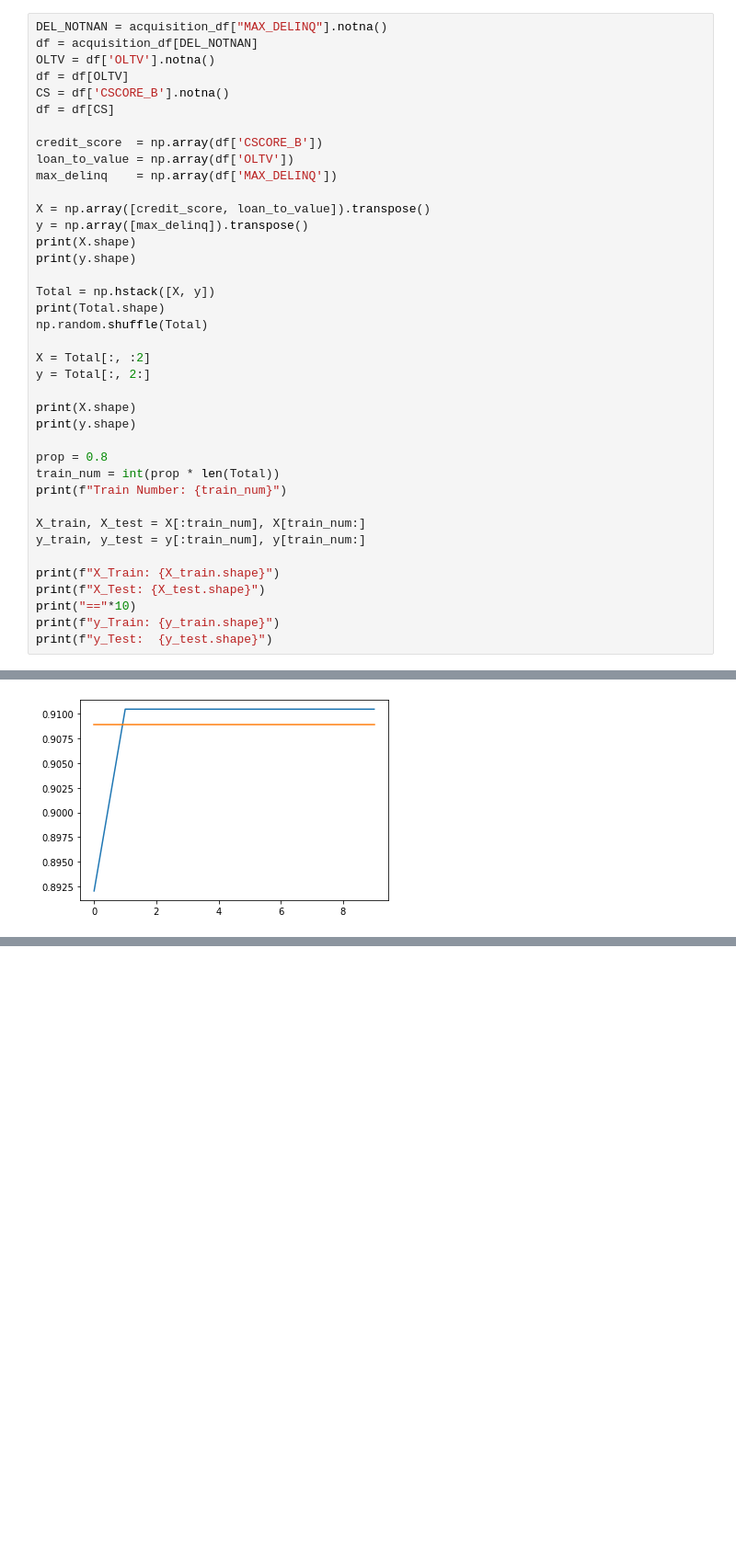
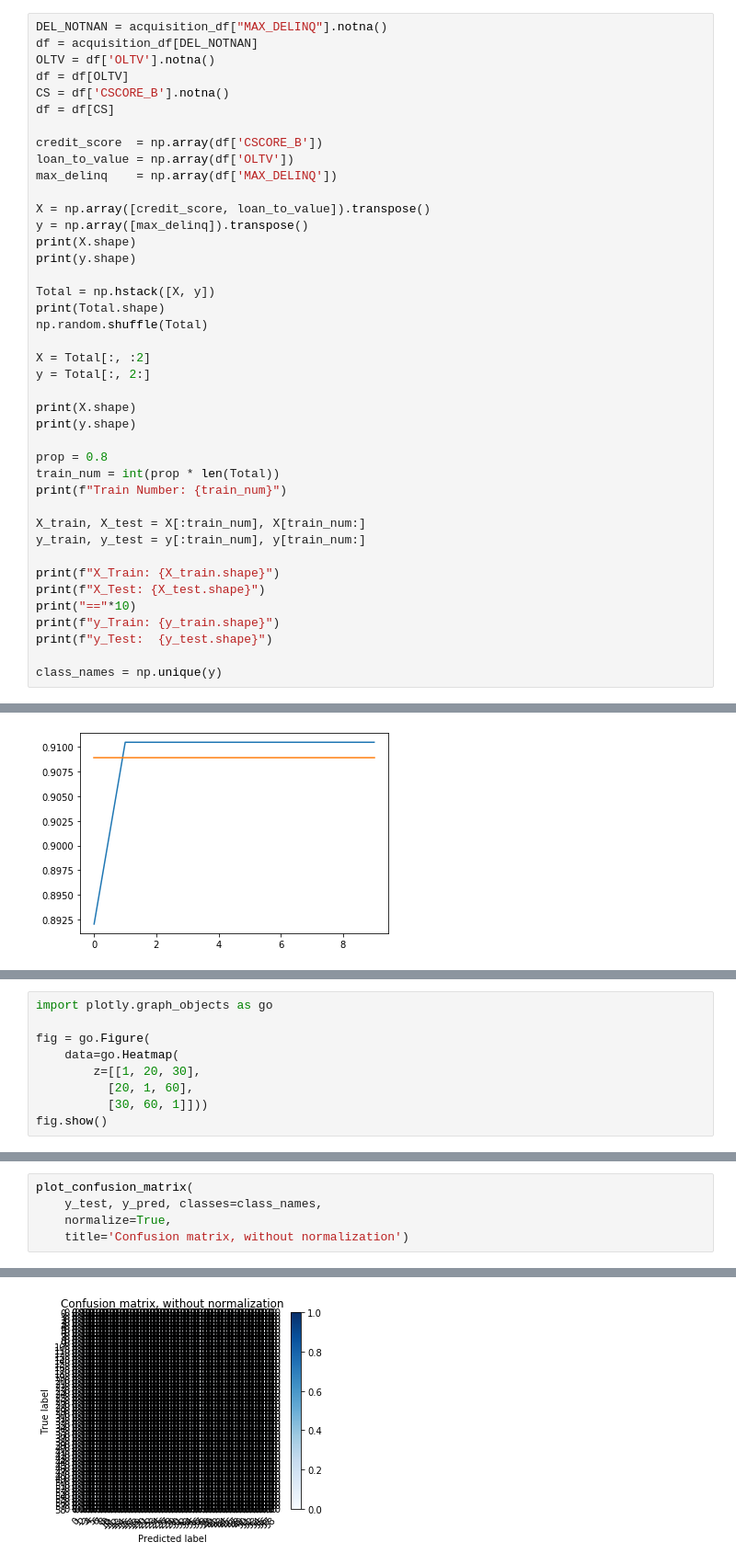
Before and after one commit to Machine-Learning-for-Finance/Machine-Learning-Algorithms, a Jupyter notebook: 04-Initial_Model.ipynb, the cells around one changed output, grey strips where cells are left out. Shown at 92% size. Cells and saved outputs as stored; diff of their text form; blank space fills up the shorter version.

```diff
--- a/04-Initial_Model.ipynb
+++ b/04-Initial_Model.ipynb
@@ -176,6 +187,8 @@ print(f"X_Test: {X_test.shape}")
 print("=="*10)
 print(f"y_Train: {y_train.shape}")
 print(f"y_Test:  {y_test.shape}")
+
+class_names = np.unique(y)
 # %% [output]
 (322872, 2)
 (322872, 1)
@@ -302,0 +397,9 @@ plt.show()
+# %%
+import plotly.graph_objects as go
+
+fig = go.Figure(
+    data=go.Heatmap(
+        z=[[1, 20, 30],
+          [20, 1, 60],
+          [30, 60, 1]]))
+fig.show()
@@ -302,0 +463,6 @@ plt.show()
+# %%
+plot_confusion_matrix(
+    y_test, y_pred, classes=class_names,
+    normalize=True,
+    title='Confusion matrix, without normalization')
+# %% [output]
@@ -302,0 +478 @@ plt.show()
+[figure, added]
```
Also changed, not shown: parts of 27 cells of this notebook.
